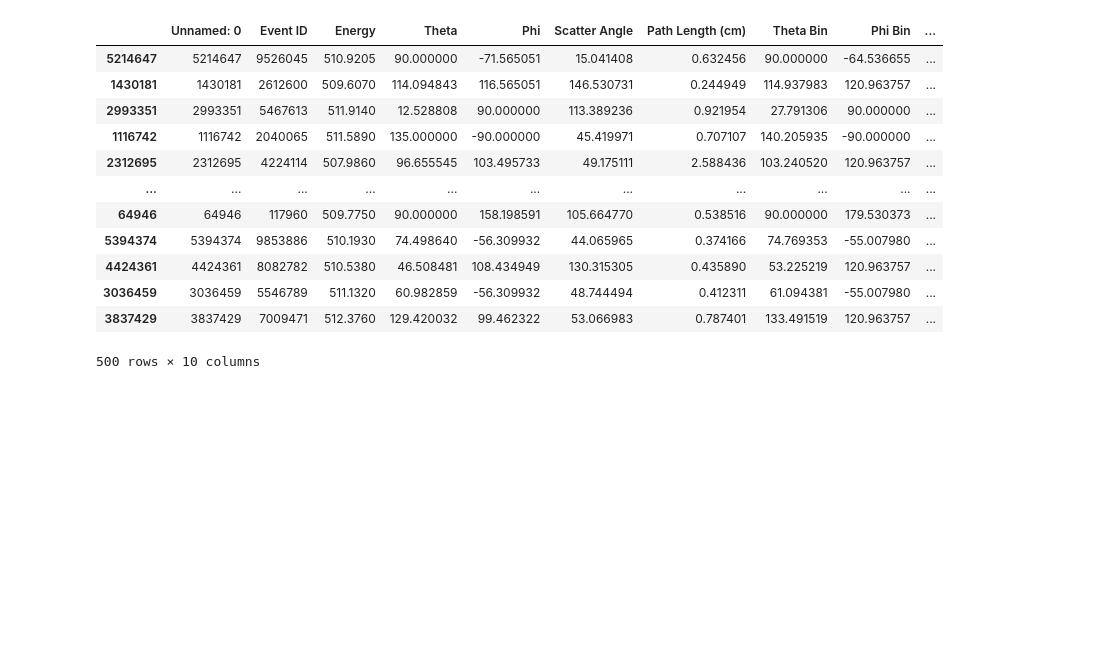
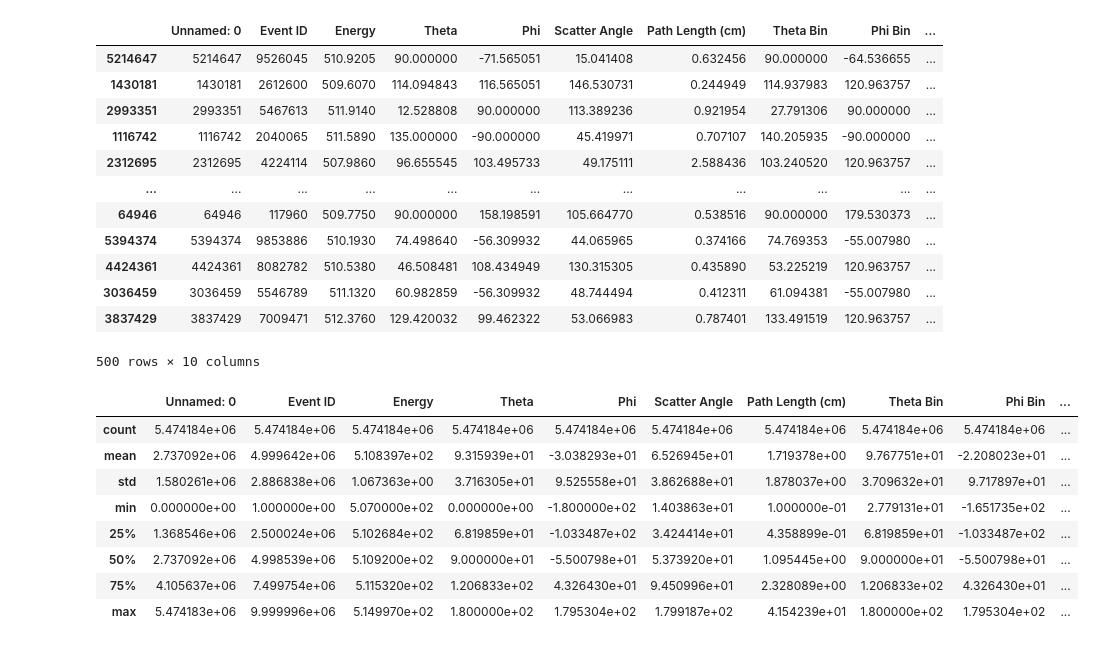
Before and after one commit to zoglauer/binning-cds, a Jupyter notebook: localTests/csv_explorer.ipynb, the cells around one changed output. Drawn from its saved outputs; the diff is of its cells as text; code cells hidden in the pictures; blank space fills up the shorter version.

```diff
--- a/localTests/csv_explorer.ipynb
+++ b/localTests/csv_explorer.ipynb
@@ -116,6 +137,18 @@ df_sampled
 | 3036459 | 3036459 | 5546789 | 511.1320 | 60.982859 | -56.309932 | 48.744494 | 0.412311 | 61.094381 | -55.007980 | ... |
 | 3837429 | 3837429 | 7009471 | 512.3760 | 129.420032 | 99.462322 | 53.066983 | 0.787401 | 133.491519 | 120.963757 | ... |
 500 rows × 10 columns
+# %%
+df.describe()
+# %% [output]
+|  | Unnamed: 0 | Event ID | Energy | Theta | Phi | Scatter Angle | Path Length (cm) | Theta Bin | Phi Bin | ... |
+| count | 5.474184e+06 | 5.474184e+06 | 5.474184e+06 | 5.474184e+06 | 5.474184e+06 | 5.474184e+06 | 5.474184e+06 | 5.474184e+06 | 5.474184e+06 | ... |
+| mean | 2.737092e+06 | 4.999642e+06 | 5.108397e+02 | 9.315939e+01 | -3.038293e+01 | 6.526945e+01 | 1.719378e+00 | 9.767751e+01 | -2.208023e+01 | ... |
+| std | 1.580261e+06 | 2.886838e+06 | 1.067363e+00 | 3.716305e+01 | 9.525558e+01 | 3.862688e+01 | 1.878037e+00 | 3.709632e+01 | 9.717897e+01 | ... |
+| min | 0.000000e+00 | 1.000000e+00 | 5.070000e+02 | 0.000000e+00 | -1.800000e+02 | 1.403863e+01 | 1.000000e-01 | 2.779131e+01 | -1.651735e+02 | ... |
+| 25% | 1.368546e+06 | 2.500024e+06 | 5.102684e+02 | 6.819859e+01 | -1.033487e+02 | 3.424414e+01 | 4.358899e-01 | 6.819859e+01 | -1.033487e+02 | ... |
+| 50% | 2.737092e+06 | 4.998539e+06 | 5.109200e+02 | 9.000000e+01 | -5.500798e+01 | 5.373920e+01 | 1.095445e+00 | 9.000000e+01 | -5.500798e+01 | ... |
+| 75% | 4.105637e+06 | 7.499754e+06 | 5.115320e+02 | 1.206833e+02 | 4.326430e+01 | 9.450996e+01 | 2.328089e+00 | 1.206833e+02 | 4.326430e+01 | ... |
+| max | 5.474183e+06 | 9.999996e+06 | 5.149970e+02 | 1.800000e+02 | 1.795304e+02 | 1.799187e+02 | 4.154239e+01 | 1.800000e+02 | 1.795304e+02 | ... |
 # %%
 #px.scatter_3d(df_sampled, x='Theta Bin', y='Phi Bin', z='Scatter Angle Bin')
 px.scatter_3d(df_sampled, x='Theta', y='Phi', z='Scatter Angle', color = 'Scatter Angle Bin', size = 'Path Length (cm)')
```
Also changed, not shown: parts of 3 cells of this notebook.
